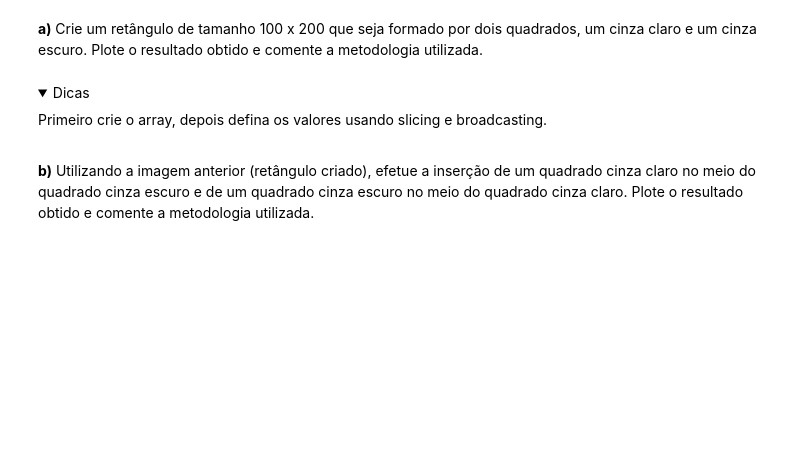
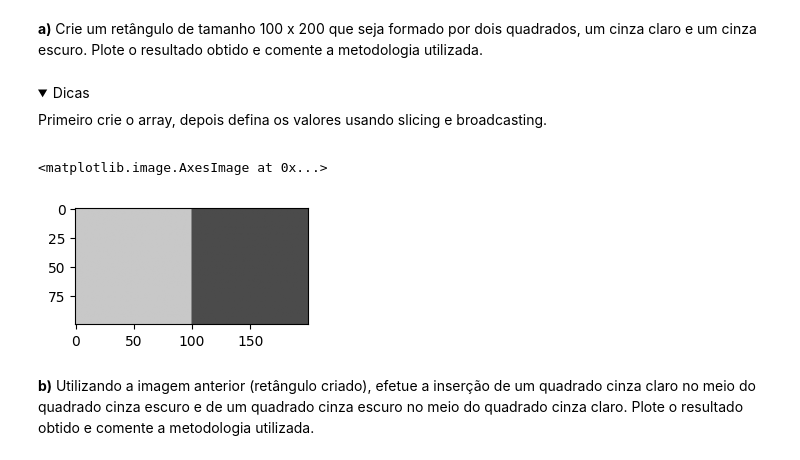
Before and after one commit to UNICAMP-EA979/2026s1-pi01-numpy-Bruno-Jambeiro, a Jupyter notebook: Atividade.ipynb, the cells around one changed output. Cells and saved outputs as stored; diff of their text form; code cells hidden in the pictures; folded sections open; blank space fills up the shorter version.

```diff
--- a/Atividade.ipynb
+++ b/Atividade.ipynb
@@ -368,10 +368,14 @@ plt.imshow(array,vmin=0, vmax=255, cmap='gray')
 </details>
 # %%
 # Seu código aqui
-array = np.zeros([100, 100], dtype=np.uint8)
-array[:,:] = [100]
+array = np.full([100, 200], 200, dtype=np.uint8)
+array[:,100:] = 75
 plt.figure(figsize = (3,3))
 plt.imshow(array,vmin=0, vmax=255, cmap='gray')
+#Cria um retangulo todos cinza claro e depois pinta a metade direita de cinza escuro
+# %% [output]
+<matplotlib.image.AxesImage at 0x...>
+[figure, added]
 # %% [markdown]
 **b)** Utilizando a imagem anterior (retângulo criado), efetue a inserção de um quadrado cinza claro no meio do quadrado cinza escuro e de um quadrado cinza escuro no meio do quadrado cinza claro. Plote o resultado obtido e comente a metodologia utilizada.
 # %% [markdown]
```
Also changed, not shown: parts of 3 cells of this notebook.
